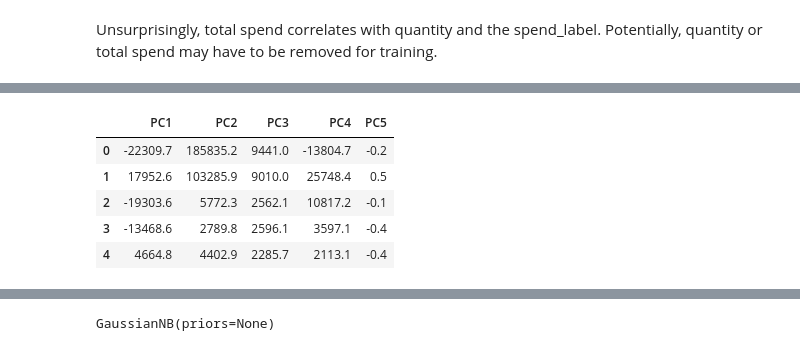
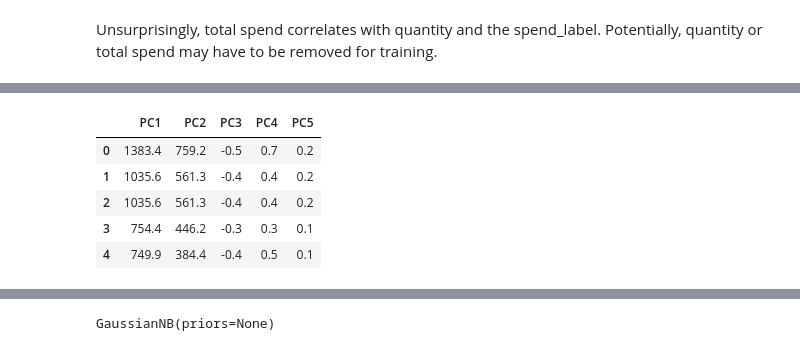
Before and after one commit to scheckley/online-retail, a Jupyter notebook: analysis.ipynb, the cells around one changed output, grey strips where cells are left out. Drawn from its saved outputs; the diff is of its cells as text; code cells hidden in the pictures.

```diff
--- a/analysis.ipynb
+++ b/analysis.ipynb
@@ -601,2 +661,2 @@ type_hash2 = pd.get_dummies(data=data['Country'])
 # %%
-learning_data = pd.concat([data, type_hash, type_hash2], axis=1)
+learning_data = pd.concat([data2, type_hash, type_hash2], axis=1)
@@ -605,11 +663,8 @@ ydata = learning_data['spend_label']
 # %%
 # drop the columns that have been now been replaced and that are not required
-droplist = ['StockCode','InvoiceDate','InvoiceNo','UnitPrice','Description','time','Country']
+droplist = ['StockCode','InvoiceDate','InvoiceNo','UnitPrice','Description','time','Country','CustomerID']
 learning_data = learning_data.drop(droplist, axis=1)
-# %%
-learning_data['CustomerID'] = pd.Categorical(cluster_data['CustomerID'])
-learning_data['InvoiceNo'] = pd.Categorical(cluster_data['InvoiceNo'])
 # %%
-learning_data = cluster_data.reset_index(drop=True)
+learning_data = learning_data.reset_index(drop=True)
 # %%
 xdata = learning_data.copy()
@@ -626,17 +672,17 @@ xdata.head()
 # %%
 pca = decomposition.PCA(n_components=5)
-pc = pca.fit_transform(xdata[:10000]) #PCA is being performed on the 1st 10000 data points due to limited compute resource
+pc = pca.fit_transform(xdata[:100000]) #PCA is being performed on the 1st 100000 data points due to limited compute resource
 
 pc_df = pd.DataFrame(data = pc ,
         columns = ['PC1', 'PC2','PC3','PC4', 'PC5'])
 pc_df.head()
 # %% [output]
 |  | PC1 | PC2 | PC3 | PC4 | PC5 |
-| 0 | -22309.7 | 185835.2 | 9441.0 | -13804.7 | -0.2 |
-| 1 | 17952.6 | 103285.9 | 9010.0 | 25748.4 | 0.5 |
-| 2 | -19303.6 | 5772.3 | 2562.1 | 10817.2 | -0.1 |
-| 3 | -13468.6 | 2789.8 | 2596.1 | 3597.1 | -0.4 |
-| 4 | 4664.8 | 4402.9 | 2285.7 | 2113.1 | -0.4 |
+| 0 | 1383.4 | 759.2 | -0.5 | 0.7 | 0.2 |
+| 1 | 1035.6 | 561.3 | -0.4 | 0.4 | 0.2 |
+| 2 | 1035.6 | 561.3 | -0.4 | 0.4 | 0.2 |
+| 3 | 754.4 | 446.2 | -0.3 | 0.3 | 0.1 |
+| 4 | 749.9 | 384.4 | -0.4 | 0.5 | 0.1 |
 # %%
 # plot the variance
 df = pd.DataFrame({'var':pca.explained_variance_ratio_,
```
Also changed, not shown: parts of 82 cells of this notebook.
